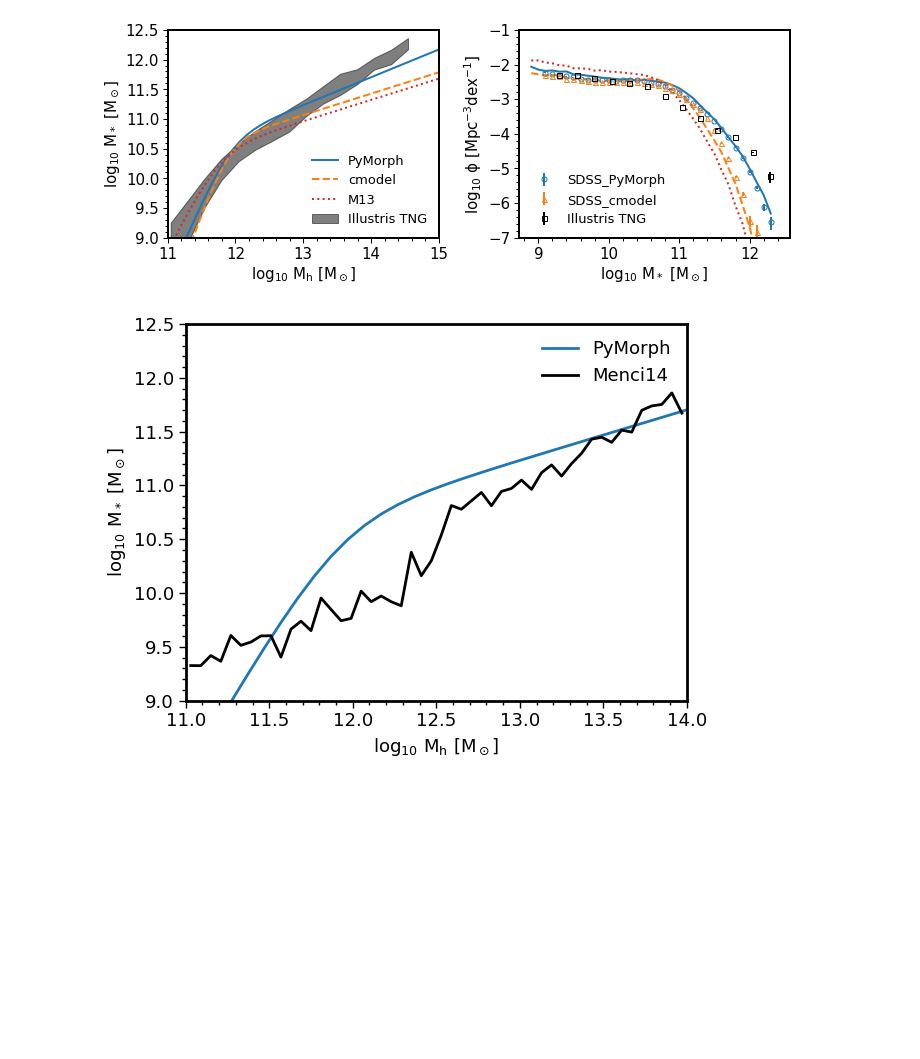
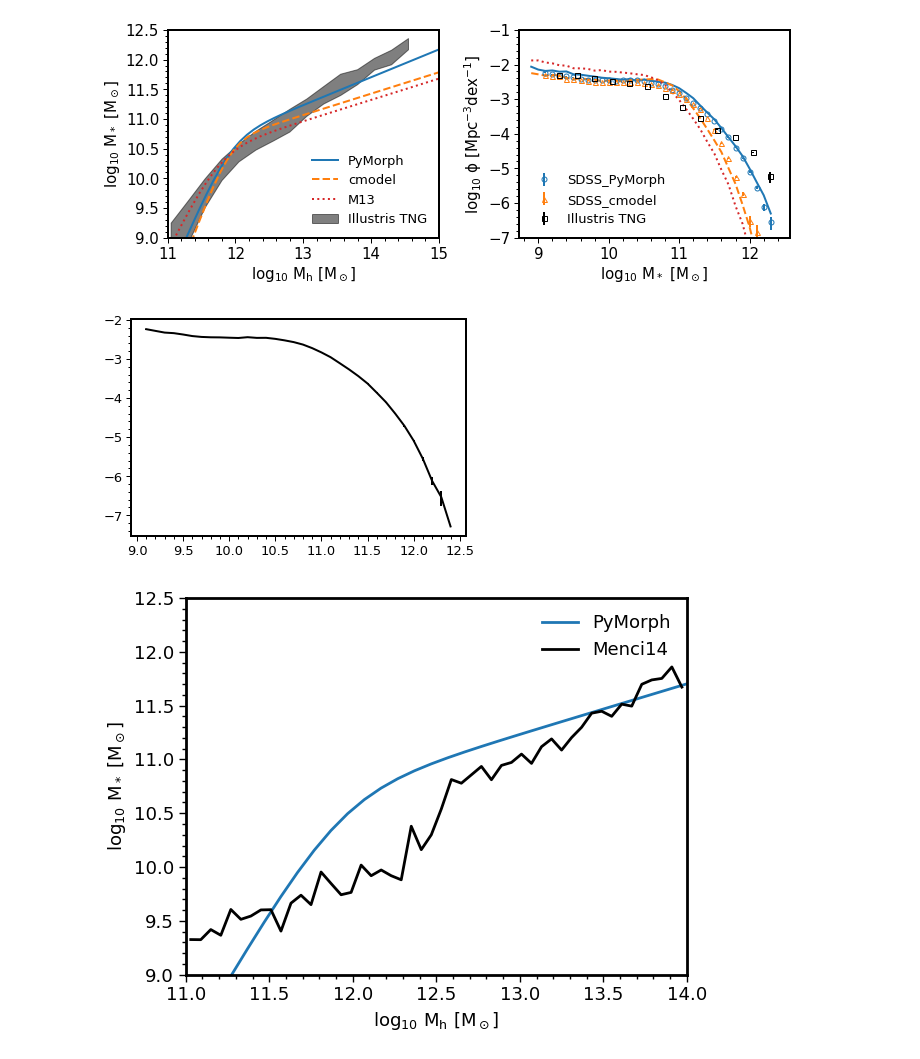
Before and after one commit to PipGrylls/STEEL, a Jupyter notebook: Notebooks/Plots/Extra_Plots_Paper2.ipynb, the cells around one changed output. Drawn from its saved outputs; the diff is of its cells as text; code cells hidden in the pictures; blank space fills up the shorter version.

```diff
--- a/Notebooks/Plots/Extra_Plots_Paper2.ipynb
+++ b/Notebooks/Plots/Extra_Plots_Paper2.ipynb
@@ -281,6 +281,12 @@ plt.savefig(AbsPath+"/Figures/Paper2/AbundaceMtch_lowz.pdf")
 plt.show()
 # %% [output]
 [figure]
+# %%
+SMF_Bins, Y_t, Y_t_e, Y_sat, Y_sat_e, Y_cen, Y_cen_e =  Add_SDSS.SMF_Data()
+plt.errorbar(SMF_Bins[1:], Y_cen[1:], yerr=Y_cen_e[:,1:], color = "k")
+plt.show()
+# %% [output]
+[figure, added]
 # %%
 AbnMtch['G19_SE'] = True
 plt.plot(np.arange(10, 15, 0.1)- np.log10(h), F.DarkMatterToStellarMass(np.arange(10, 15, 0.1) - np.log10(h), 0.1, Paramaters, ScatterOn = False), "-C0", label = "PyMorph")
```
Also changed, not shown: 6 other files.
